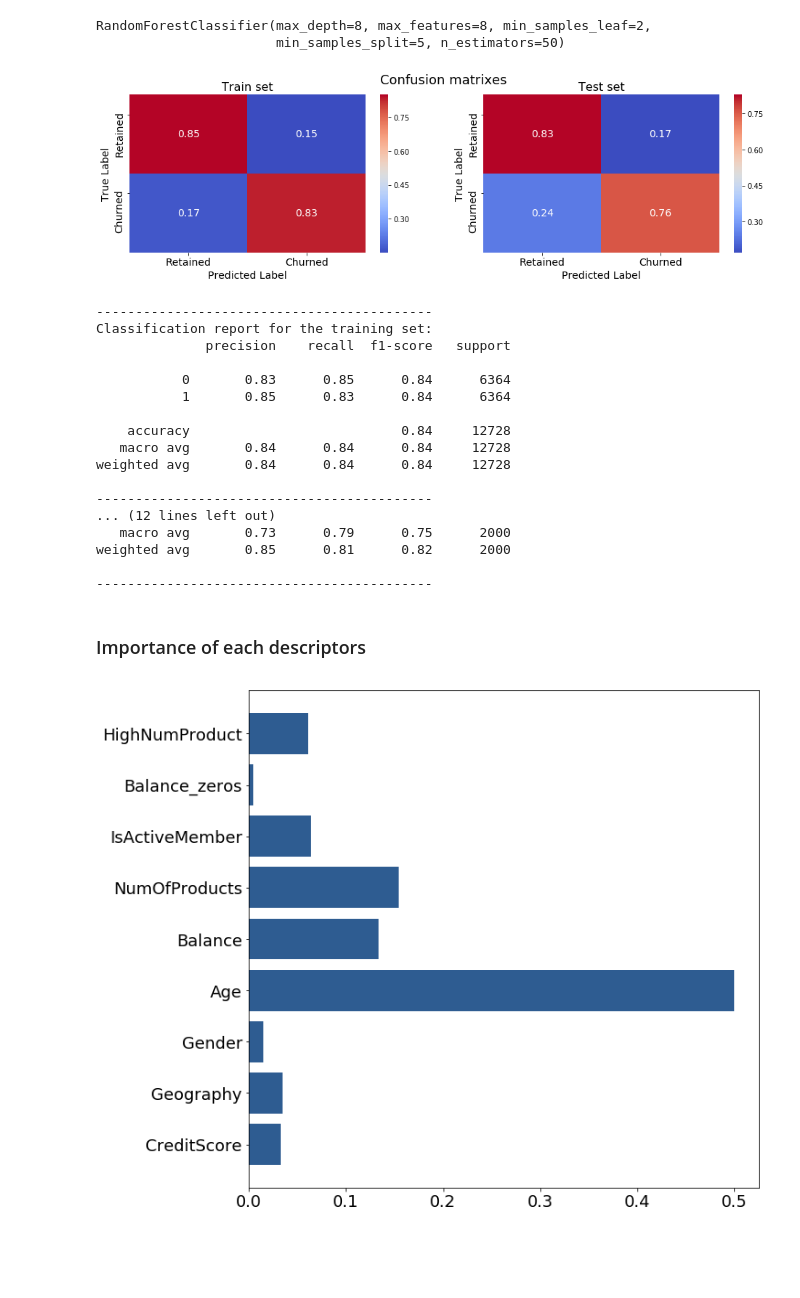
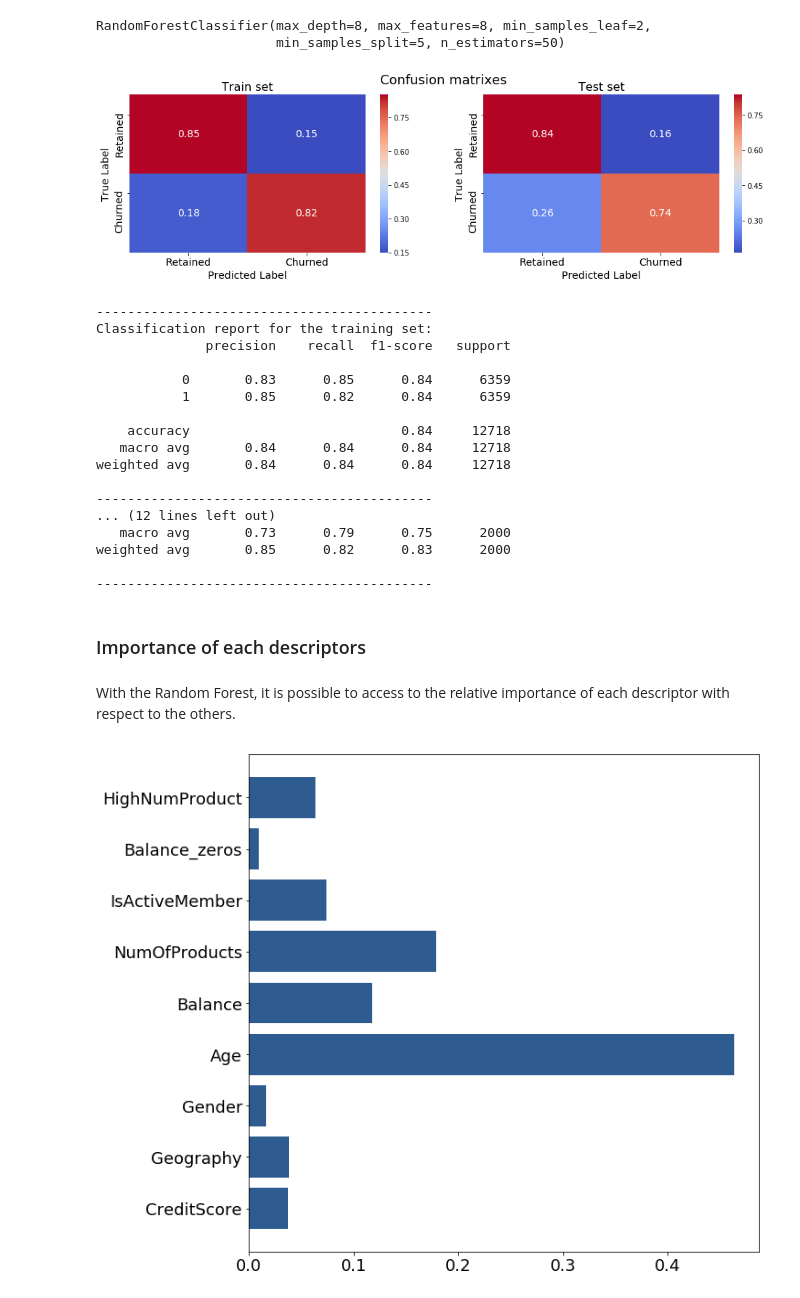
Before and after one commit to Moutoussamy/BankCustomersChurnPred, a Jupyter notebook: BankCustomersChurnPred.ipynb, the cells around one changed output. Saved outputs shown, nothing was run; the diff lists cells and outputs as text; code cells hidden in the pictures; blank space fills up the shorter version.

Commit message:
Update figures and comments

```diff
--- a/BankCustomersChurnPred.ipynb
+++ b/BankCustomersChurnPred.ipynb
@@ -575,5 +582,5 @@ print(lr_Grid.best_params_)
 # %%
-lr_best = LogisticRegression(C=0.5, class_weight=None, dual=False, fit_intercept=True,intercept_scaling=1, max_iter=250, multi_class='multinomial',n_jobs=None,
+lr_best = LogisticRegression(C=1, class_weight=None, dual=False, fit_intercept=True,intercept_scaling=1, max_iter=250, multi_class='multinomial',n_jobs=None,
                                 penalty='l2', random_state=None, solver='lbfgs',tol=1e-05, verbose=0, warm_start=False)
 # %%
 lr_best.fit(X_train,y_train)
@@ -631,40 +634,42 @@ y_pred_train = RFBest.predict(X_train)
 y_pred_test = RFBest.predict(X_test)
 ModelAssessment(y_train,y_pred_train,y_test,y_pred_test,"confusion_matrix_RF")
 # %% [output]
-[figure, old version]
+[figure, new version]
 -------------------------------------------
 Classification report for the training set:
               precision    recall  f1-score   support
 
-           0       0.83      0.85      0.84      6364
-           1       0.85      0.83      0.84      6364
+           0       0.83      0.85      0.84      6359
+           1       0.85      0.82      0.84      6359
 
-    accuracy                           0.84     12728
-   macro avg       0.84      0.84      0.84     12728
-weighted avg       0.84      0.84      0.84     12728
+    accuracy                           0.84     12718
+   macro avg       0.84      0.84      0.84     12718
+weighted avg       0.84      0.84      0.84     12718
 
 -------------------------------------------
 ... (12 lines left out)
    macro avg       0.73      0.79      0.75      2000
-weighted avg       0.85      0.81      0.82      2000
+weighted avg       0.85      0.82      0.83      2000
 
 -------------------------------------------
 # %% [markdown]
 ### Importance of each descriptors
+# %% [markdown]
+With the Random Forest, it is possible to access to the relative importance of each descriptor with respect to the others.
 # %%
 fig = plt.figure(figsize = (10, 10))
 
 
 descriptors = X_train.columns
-importance = RFgrid.best_estimator_.feature_importances_
+importance = RFBest.feature_importances_
 
 
 plt.barh(descriptors, importance,color = '#2E5C91')
 plt.xticks(fontsize=18)
 plt.yticks(fontsize=18)
 
 plt.savefig("Results/importance_RF.png",dpi=150,bbox_inches='tight')
 
 plt.show()
 # %% [output]
-[figure, old version]
+[figure, new version]
```
Also changed, not shown: parts of 21 cells of this notebook, 4 other files.
